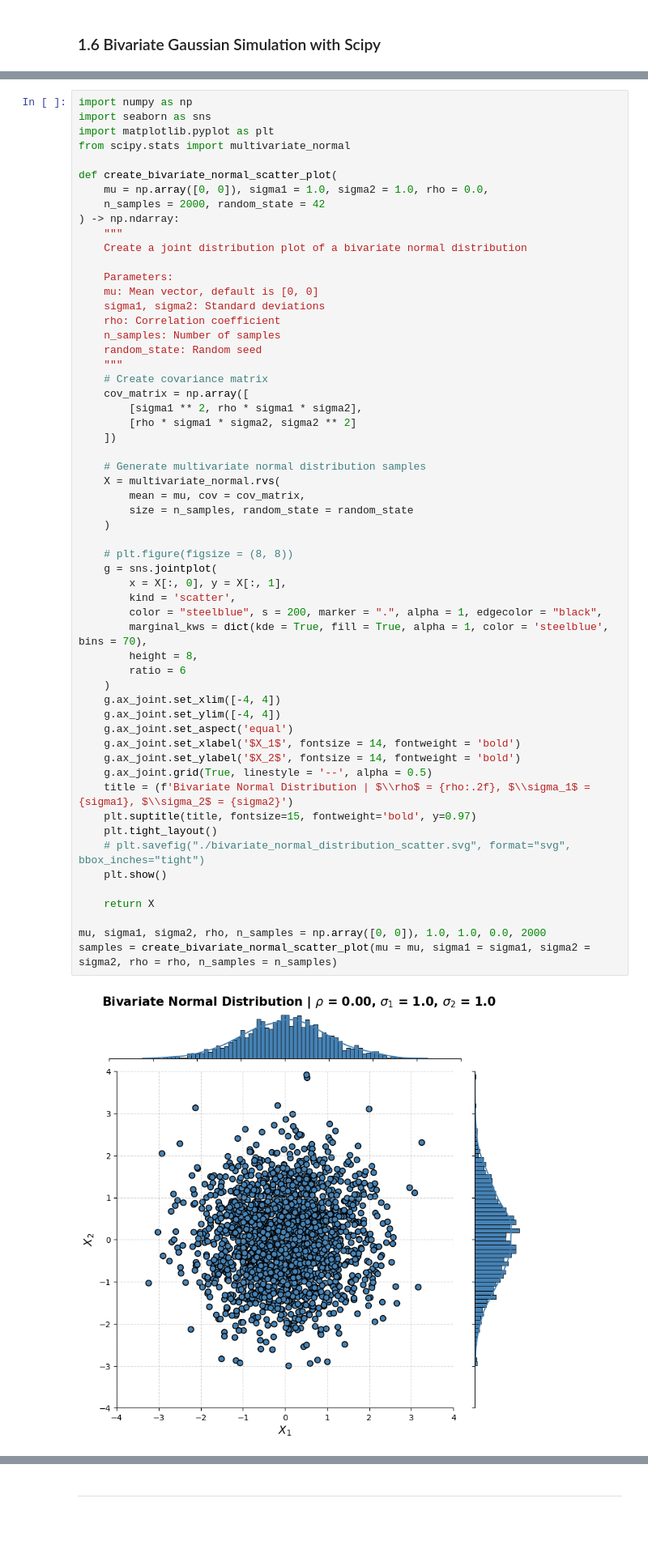
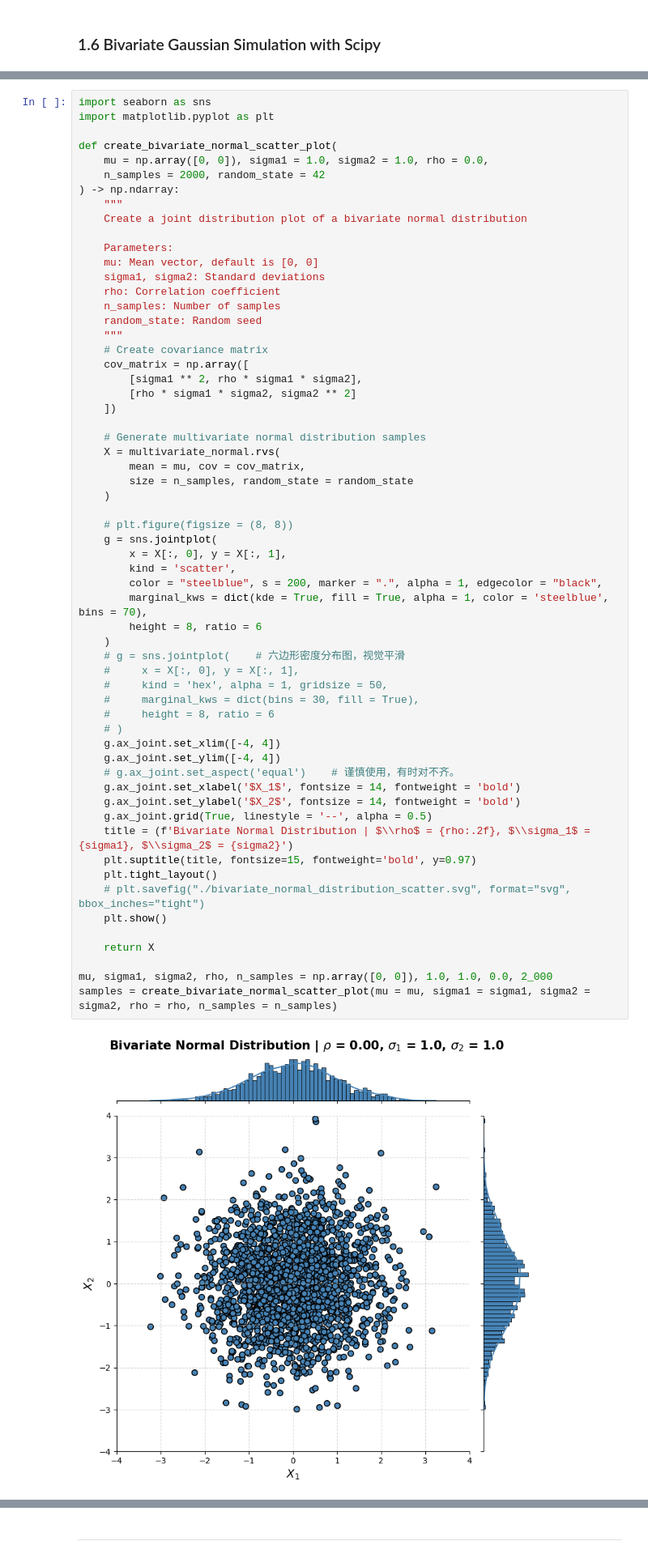
Before and after one commit to CczMind/Investment-Practice, a Jupyter notebook: NandS_TechniquesInFinance/6_Multivariate_Simulation.ipynb, the cells around one changed output, grey strips where cells are left out. Shown at 81% size. Saved outputs shown, nothing was run; the diff lists cells and outputs as text; blank space fills up the shorter version.

```diff
--- a/NandS_TechniquesInFinance/6_Multivariate_Simulation.ipynb
+++ b/NandS_TechniquesInFinance/6_Multivariate_Simulation.ipynb
@@ -345,8 +345,6 @@ print(np.corrcoef(X[:,0],X[:,1])[0,1])
 # %%
-import numpy as np
 import seaborn as sns
 import matplotlib.pyplot as plt
-from scipy.stats import multivariate_normal
 
 def create_bivariate_normal_scatter_plot(
     mu = np.array([0, 0]), sigma1 = 1.0, sigma2 = 1.0, rho = 0.0,
@@ -369,36 +367,41 @@ def create_bivariate_normal_scatter_plot(
     ])
 
     # Generate multivariate normal distribution samples
     X = multivariate_normal.rvs(
         mean = mu, cov = cov_matrix,
         size = n_samples, random_state = random_state
     )
 
     # plt.figure(figsize = (8, 8))
     g = sns.jointplot(
         x = X[:, 0], y = X[:, 1],
         kind = 'scatter',
         color = "steelblue", s = 200, marker = ".", alpha = 1, edgecolor = "black",
         marginal_kws = dict(kde = True, fill = True, alpha = 1, color = 'steelblue', bins = 70),
-        height = 8,
-        ratio = 6
+        height = 8, ratio = 6
     )
+    # g = sns.jointplot(    # 六边形密度分布图，视觉平滑
+    #     x = X[:, 0], y = X[:, 1],
+    #     kind = 'hex', alpha = 1, gridsize = 50,
+    #     marginal_kws = dict(bins = 30, fill = True),
+    #     height = 8, ratio = 6
+    # )
     g.ax_joint.set_xlim([-4, 4])
     g.ax_joint.set_ylim([-4, 4])
-    g.ax_joint.set_aspect('equal')
+    # g.ax_joint.set_aspect('equal')    # 谨慎使用，有时对不齐。
     g.ax_joint.set_xlabel('$X_1$', fontsize = 14, fontweight = 'bold')
     g.ax_joint.set_ylabel('$X_2$', fontsize = 14, fontweight = 'bold')
     g.ax_joint.grid(True, linestyle = '--', alpha = 0.5)
     title = (f'Bivariate Normal Distribution | $\\rho$ = {rho:.2f}, $\\sigma_1$ = {sigma1}, $\\sigma_2$ = {sigma2}')
     plt.suptitle(title, fontsize=15, fontweight='bold', y=0.97)
     plt.tight_layout()
     # plt.savefig("./bivariate_normal_distribution_scatter.svg", format="svg", bbox_inches="tight")
     plt.show()
 
     return X
 
-mu, sigma1, sigma2, rho, n_samples = np.array([0, 0]), 1.0, 1.0, 0.0, 2000
+mu, sigma1, sigma2, rho, n_samples = np.array([0, 0]), 1.0, 1.0, 0.0, 2_000
 samples = create_bivariate_normal_scatter_plot(mu = mu, sigma1 = sigma1, sigma2 = sigma2, rho = rho, n_samples = n_samples)
 # %% [output]
-[figure, old version]
+[figure, new version]
 # %%
```
Also changed, not shown: parts of 29 cells of this notebook.
